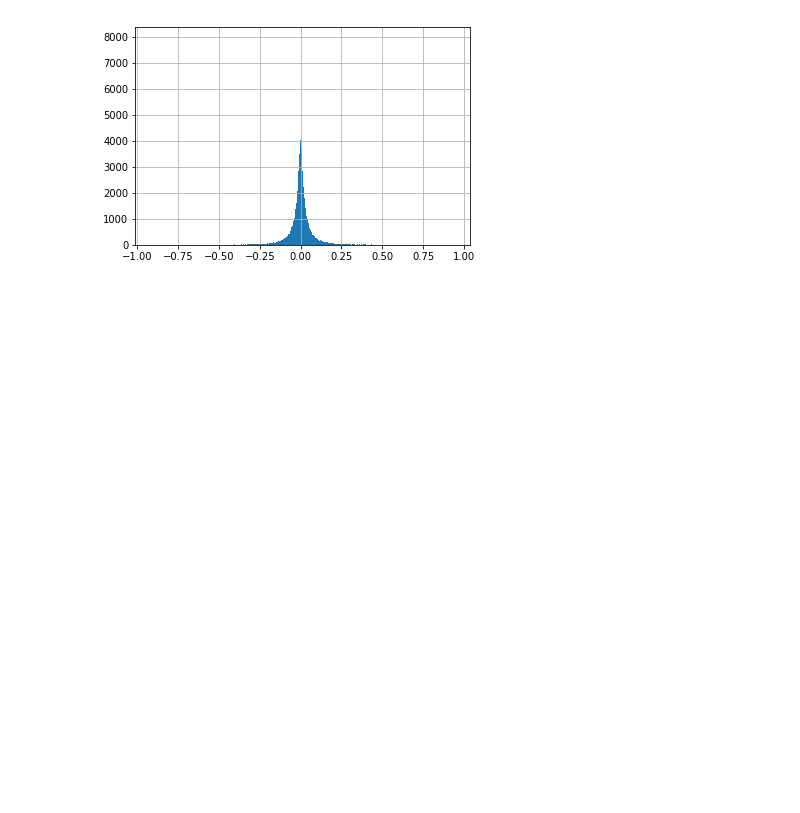
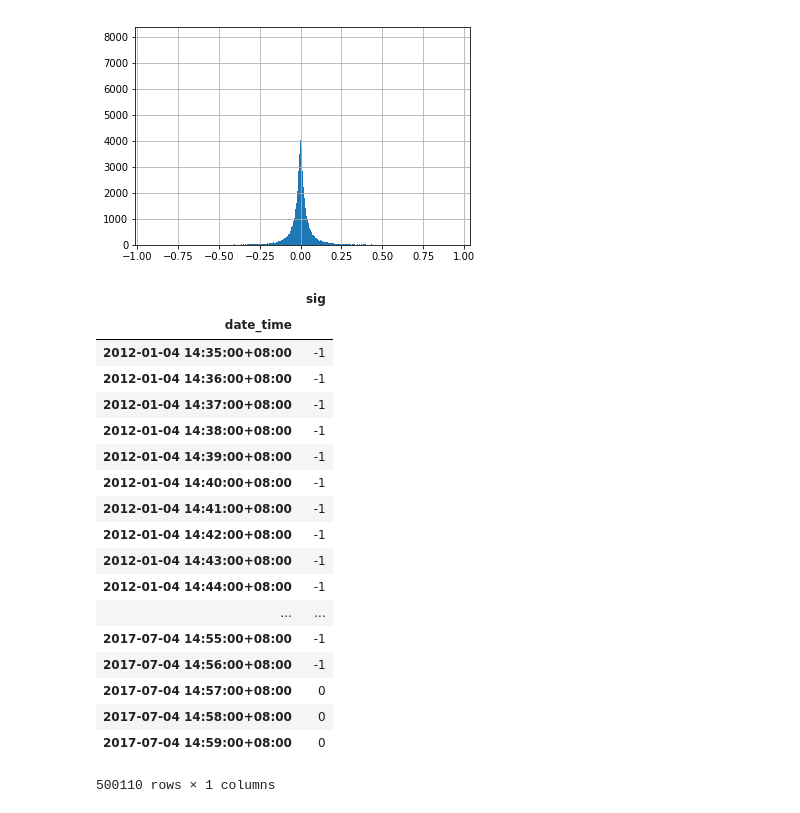
Before and after one commit to chinux23/NeuralNetworkAsTradingStrategy, a Jupyter notebook: Mimic Strategy Model.ipynb, the cells around one changed output. Saved outputs shown, nothing was run; the diff lists cells and outputs as text; code cells hidden in the pictures; blank space fills up the shorter version.

```diff
--- a/Mimic Strategy Model.ipynb
+++ b/Mimic Strategy Model.ipynb
@@ -187,3 +211,25 @@ X_test_scaled["open"].hist(bins=1000)
 pyplot.show()
 # %% [output]
 [figure]
+# %%
+y[200:]
+# %% [output]
+|  | sig |
+| date_time |  |
+| 2012-01-04 14:35:00+08:00 | -1 |
+| 2012-01-04 14:36:00+08:00 | -1 |
+| 2012-01-04 14:37:00+08:00 | -1 |
+| 2012-01-04 14:38:00+08:00 | -1 |
+| 2012-01-04 14:39:00+08:00 | -1 |
+| 2012-01-04 14:40:00+08:00 | -1 |
+| 2012-01-04 14:41:00+08:00 | -1 |
+| 2012-01-04 14:42:00+08:00 | -1 |
+| 2012-01-04 14:43:00+08:00 | -1 |
+| 2012-01-04 14:44:00+08:00 | -1 |
+| ... | ... |
+| 2017-07-04 14:55:00+08:00 | -1 |
+| 2017-07-04 14:56:00+08:00 | -1 |
+| 2017-07-04 14:57:00+08:00 | 0 |
+| 2017-07-04 14:58:00+08:00 | 0 |
+| 2017-07-04 14:59:00+08:00 | 0 |
+500110 rows × 1 columns
```
Also changed, not shown: parts of 13 cells of this notebook, 4 other files.
